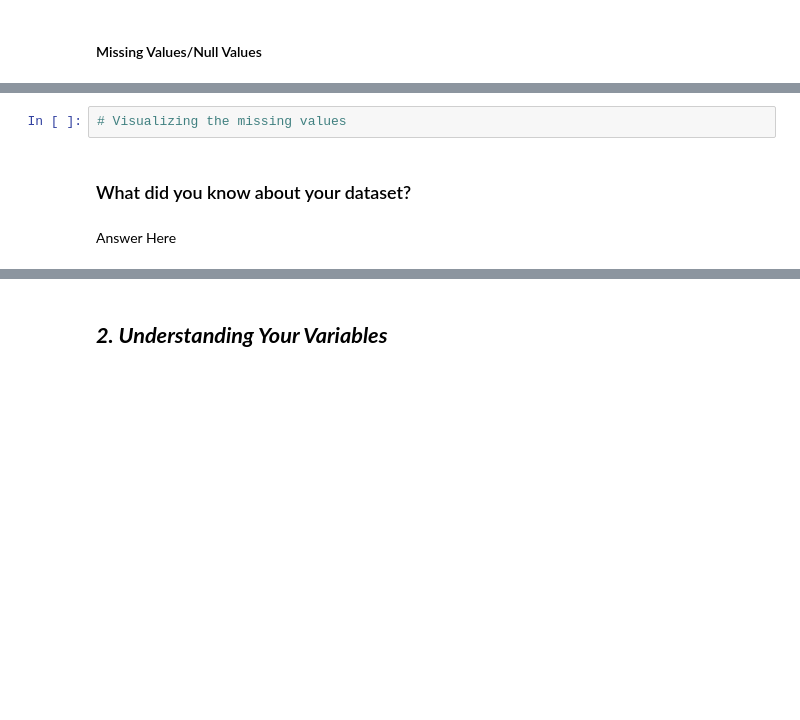
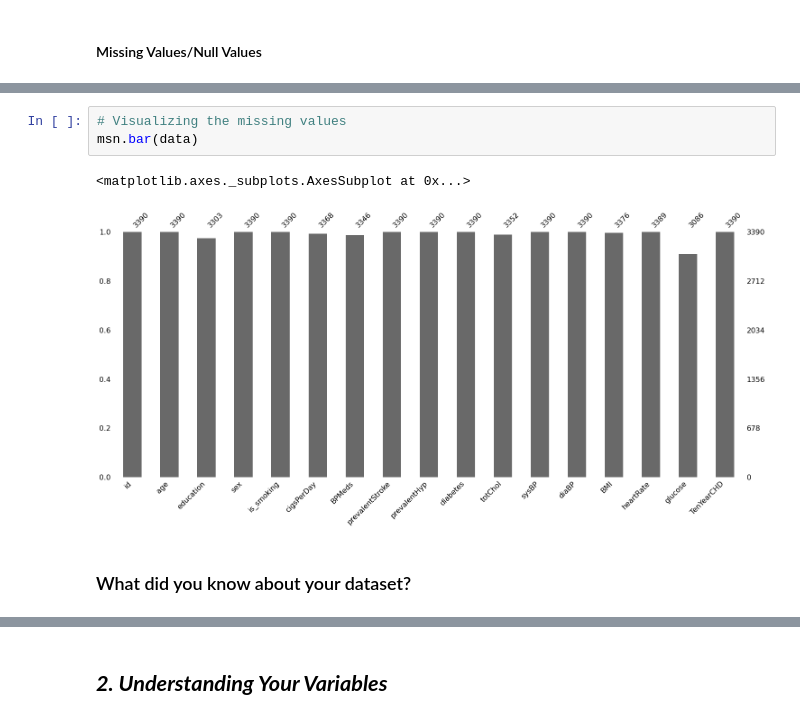
Before and after one commit to abhishekdhasmana17/Cardiovascular-Risk-Prediction, a Jupyter notebook: Cardiovascular_Risk_Prediction.ipynb, the cells around one changed output, grey strips where cells are left out. Cells and saved outputs as stored; diff of their text form; blank space fills up the shorter version.

```diff
--- a/Cardiovascular_Risk_Prediction.ipynb
+++ b/Cardiovascular_Risk_Prediction.ipynb
@@ -146,6 +208,8 @@ Number of columns - 17
 # %%
 # Visualizing the missing values
+msn.bar(data)
+# %% [output]
+<matplotlib.axes._subplots.AxesSubplot at 0x...>
+[figure, added]
 # %% [markdown]
 ### What did you know about your dataset?
-# %% [markdown]
-Answer Here
```
Also changed, not shown: parts of 8 cells of this notebook.
